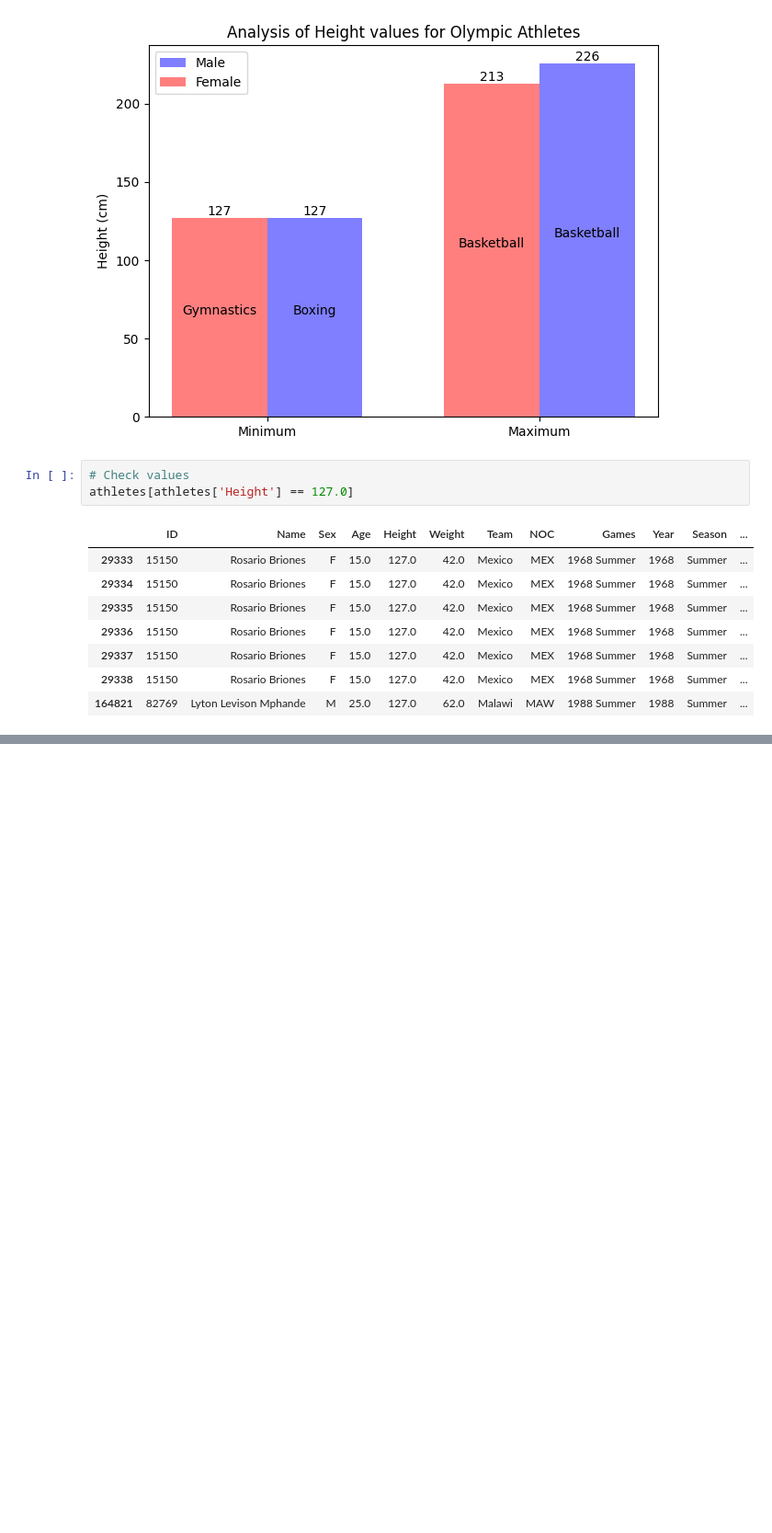
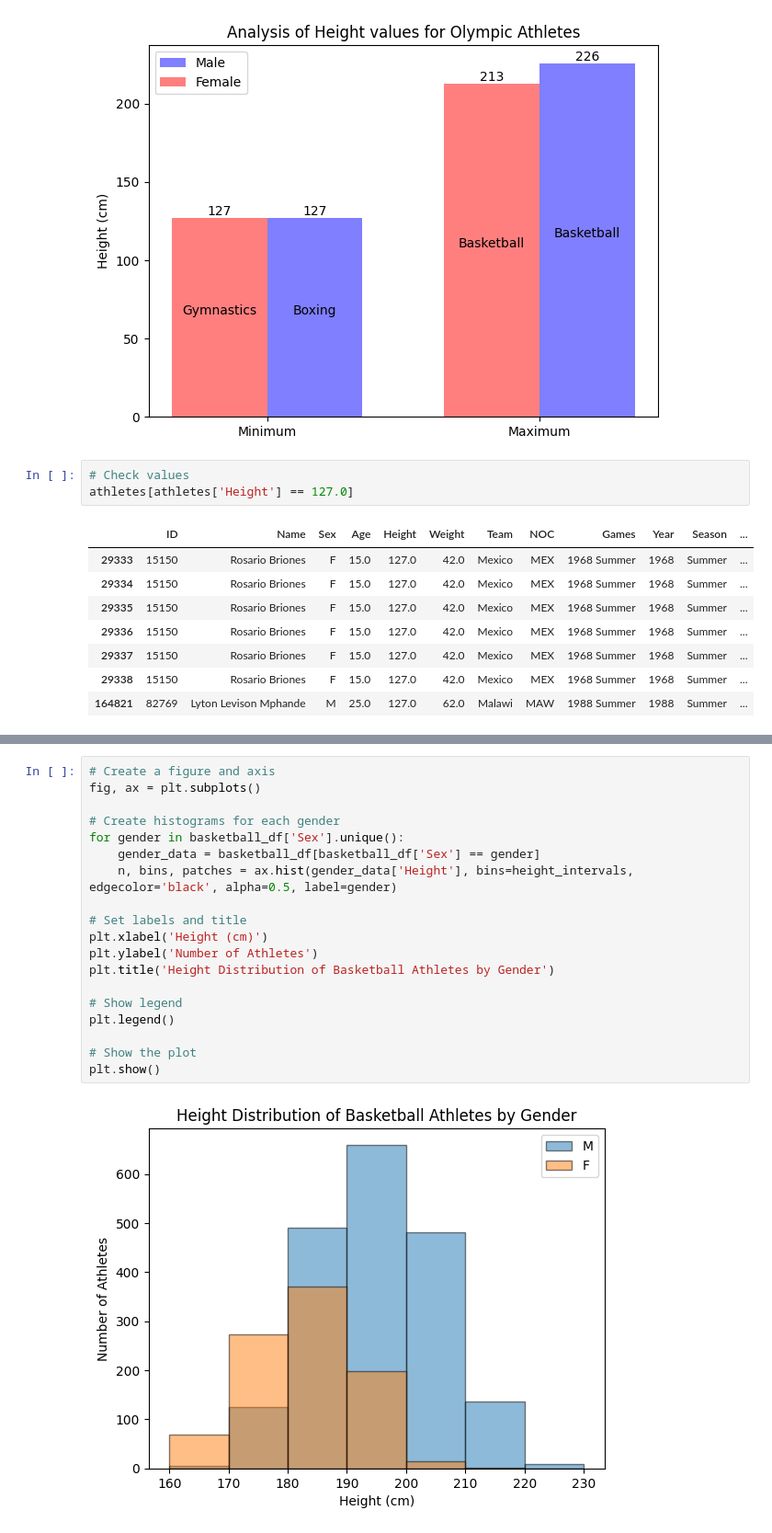
Before and after one commit to liza-no/CS450_Programming_Course, a Jupyter notebook: data-exploration.ipynb, the cells around one changed output, grey strips where cells are left out. Shown: that part at 92% size. Cells and saved outputs as stored; diff of their text form; blank space fills up the shorter version.

```diff
--- a/data-exploration.ipynb
+++ b/data-exploration.ipynb
@@ -136,0 +184,21 @@ athletes[athletes['Height'] == 127.0]
+# %%
+# Create a figure and axis
+fig, ax = plt.subplots()
+
+# Create histograms for each gender
+for gender in basketball_df['Sex'].unique():
+    gender_data = basketball_df[basketball_df['Sex'] == gender]
+    n, bins, patches = ax.hist(gender_data['Height'], bins=height_intervals, edgecolor='black', alpha=0.5, label=gender)
+
+# Set labels and title
+plt.xlabel('Height (cm)')
+plt.ylabel('Number of Athletes')
+plt.title('Height Distribution of Basketball Athletes by Gender')
+
+# Show legend
+plt.legend()
+
+# Show the plot
+plt.show()
+# %% [output]
+[figure, added]
```
Also changed, not shown: parts of 11 cells of this notebook.
